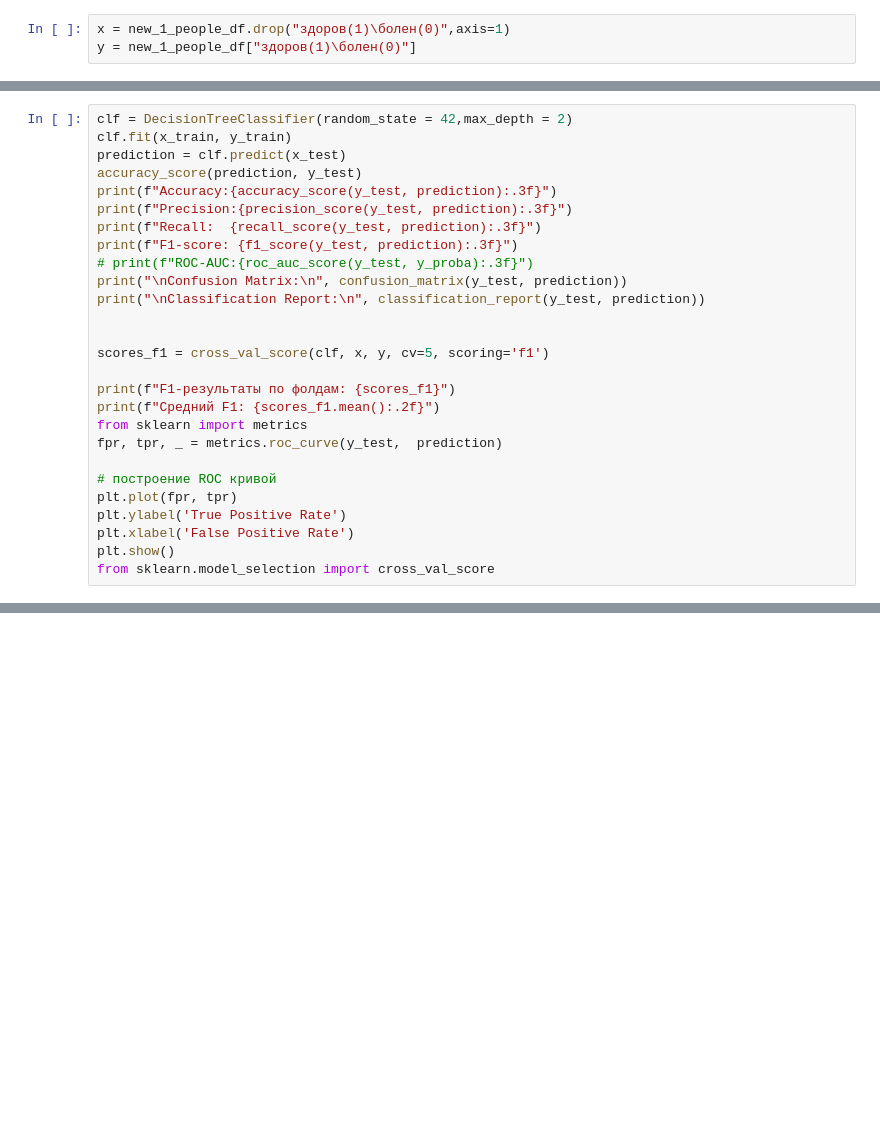
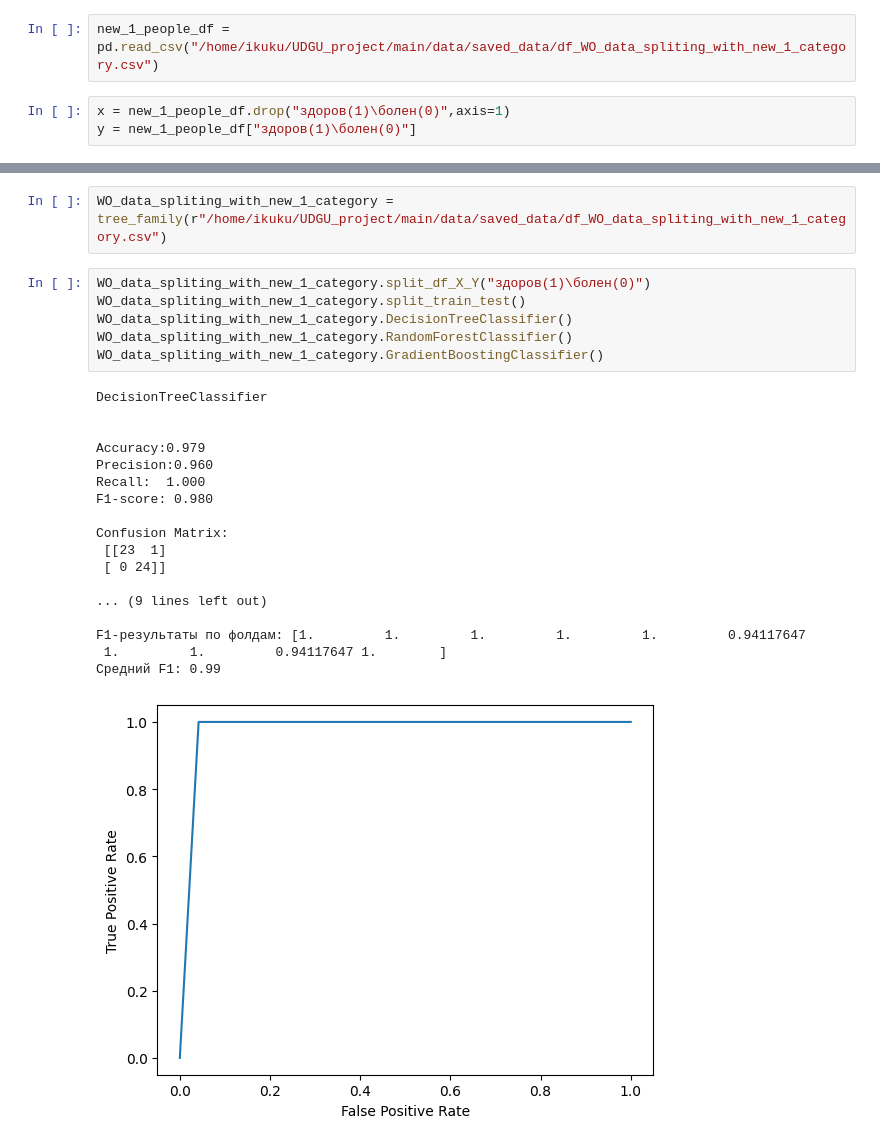
Before and after one commit to Egor29ch/UDGU_project, a Jupyter notebook: random_tree_Tremor/random_tree_NOT_legal_data.ipynb, the cells around one changed output, grey strips where cells are left out. Drawn from its saved outputs; the diff is of its cells as text; blank space fills up the shorter version.

Commit message:
project reorganization(new classes)

```diff
--- a/random_tree_Tremor/random_tree_NOT_legal_data.ipynb
+++ b/random_tree_Tremor/random_tree_NOT_legal_data.ipynb
@@ -181,3 +34,5 @@ new_1_people_df
+# %%
+new_1_people_df = pd.read_csv("/home/ikuku/UDGU_project/main/data/saved_data/df_WO_data_spliting_with_new_1_category.csv")
 # %%
 x = new_1_people_df.drop("здоров(1)\болен(0)",axis=1)
 y = new_1_people_df["здоров(1)\болен(0)"]
@@ -186,28 +41 @@ from sklearn.model_selection import train_test_split
 x_train, x_test, y_train, y_test = train_test_split(x, y, test_size=0.3, stratify=y,random_state=42)
-# %%
-clf = DecisionTreeClassifier(random_state = 42,max_depth = 2)
-clf.fit(x_train, y_train)
-prediction = clf.predict(x_test)
-accuracy_score(prediction, y_test)
-print(f"Accuracy:{accuracy_score(y_test, prediction):.3f}")
-print(f"Precision:{precision_score(y_test, prediction):.3f}")
-print(f"Recall:  {recall_score(y_test, prediction):.3f}")
-print(f"F1-score: {f1_score(y_test, prediction):.3f}")
-# print(f"ROC-AUC:{roc_auc_score(y_test, y_proba):.3f}")
-print("\nConfusion Matrix:\n", confusion_matrix(y_test, prediction))
-print("\nClassification Report:\n", classification_report(y_test, prediction))
-
-
-scores_f1 = cross_val_score(clf, x, y, cv=5, scoring='f1')
-
-print(f"F1-результаты по фолдам: {scores_f1}")
-print(f"Средний F1: {scores_f1.mean():.2f}")
-from sklearn import metrics
-fpr, tpr, _ = metrics.roc_curve(y_test,  prediction)
-
-# построение ROC кривой
-plt.plot(fpr, tpr)
-plt.ylabel('True Positive Rate')
-plt.xlabel('False Positive Rate')
-plt.show()
-from sklearn.model_selection import cross_val_score
@@ -378,0 +131,27 @@ F1-результаты по фолдам: [0.         0.96969697 0.94117647 0.9
+# %%
+WO_data_spliting_with_new_1_category = tree_family(r"/home/ikuku/UDGU_project/main/data/saved_data/df_WO_data_spliting_with_new_1_category.csv")
+# %%
+WO_data_spliting_with_new_1_category.split_df_X_Y("здоров(1)\болен(0)")
+WO_data_spliting_with_new_1_category.split_train_test()
+WO_data_spliting_with_new_1_category.DecisionTreeClassifier()
+WO_data_spliting_with_new_1_category.RandomForestClassifier()
+WO_data_spliting_with_new_1_category.GradientBoostingClassifier()
+# %% [output]
+DecisionTreeClassifier
+
+
+Accuracy:0.979
+Precision:0.960
+Recall:  1.000
+F1-score: 0.980
+
+Confusion Matrix:
+ [[23  1]
+ [ 0 24]]
+
+... (9 lines left out)
+
+F1-результаты по фолдам: [1.         1.         1.         1.         1.         0.94117647
+ 1.         1.         0.94117647 1.        ]
+Средний F1: 0.99
+[figure, added]
```
Also changed, not shown: parts of 18 cells of this notebook, 29 other files.
